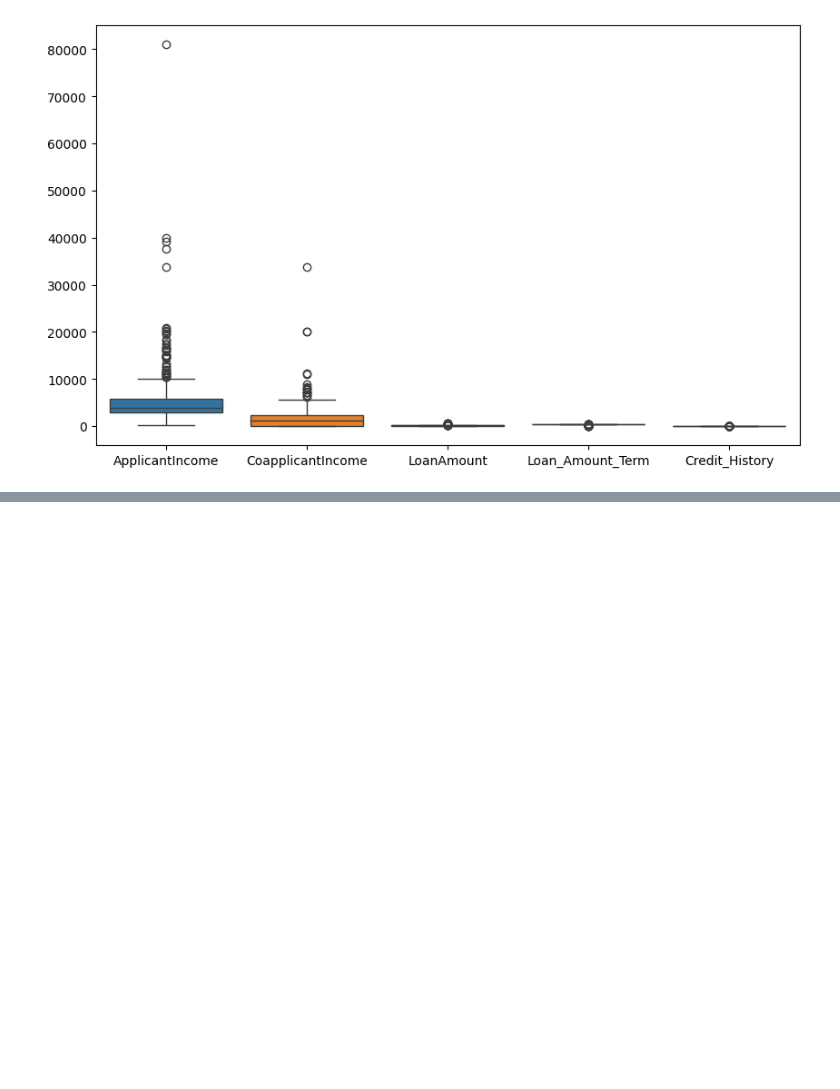
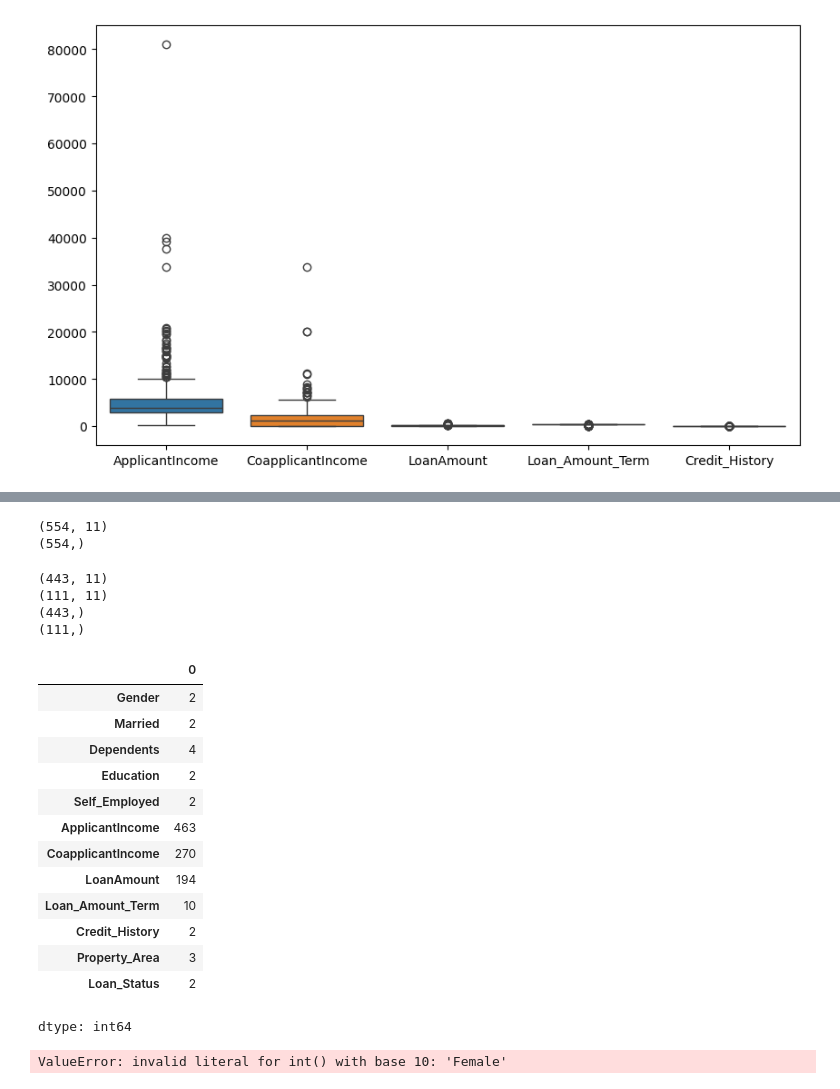
Before and after one commit to Hameedhullah/AI_ML-Course-, a Jupyter notebook: Loan_Approval_Prediction.ipynb, the cells around one changed output, grey strips where cells are left out. Saved outputs shown, nothing was run; the diff lists cells and outputs as text; code cells hidden in the pictures; blank space fills up the shorter version.

```diff
--- a/Loan_Approval_Prediction.ipynb
+++ b/Loan_Approval_Prediction.ipynb
@@ -295,0 +335,34 @@ plt.show()
+# %%
+print(X.shape)
+print(y.shape)
+# %% [output]
+(554, 11)
+(554,)
+# %%
+X_train,X_test,y_train,y_test = train_test_split(X,y,test_size = 0.2)
+print(X_train.shape)
+print(X_test.shape)
+print(y_train.shape)
+print(y_test.shape)
+# %% [output]
+(443, 11)
+(111, 11)
+(443,)
+(111,)
+# %%
+data.nunique()
+# %% [output]
+|  | 0 |
+| Gender | 2 |
+| Married | 2 |
+| Dependents | 4 |
+| Education | 2 |
+| Self_Employed | 2 |
+| ApplicantIncome | 463 |
+| CoapplicantIncome | 270 |
+| LoanAmount | 194 |
+| Loan_Amount_Term | 10 |
+| Credit_History | 2 |
+| Property_Area | 3 |
+| Loan_Status | 2 |
+dtype: int64
@@ -295,0 +380,7 @@ plt.show()
+# %%
+X_test['Gender'] = gen_lb.transform(X_test['Gender'])
+X_test['Married'] = gen_lb.transform(X_test['Married'])
+X_test['Education'] = gen_lb.transform(X_test['Education'])
+X_test['Self_Employed'] = gen_lb.transform(X_test['Self_Employed'])
+# %% [output]
+ValueError: invalid literal for int() with base 10: 'Female'
```
Also changed, not shown: parts of 7 cells of this notebook.
